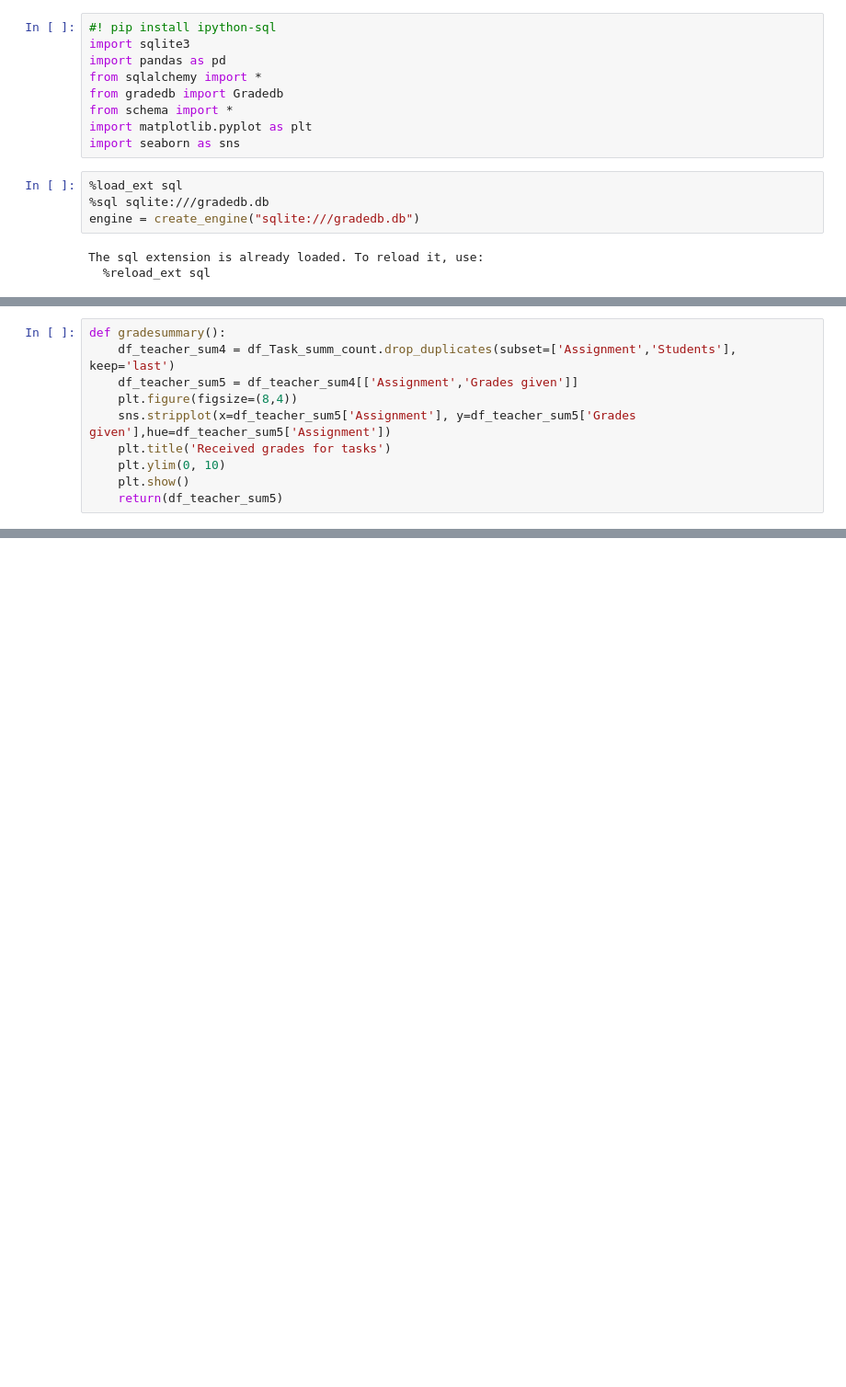
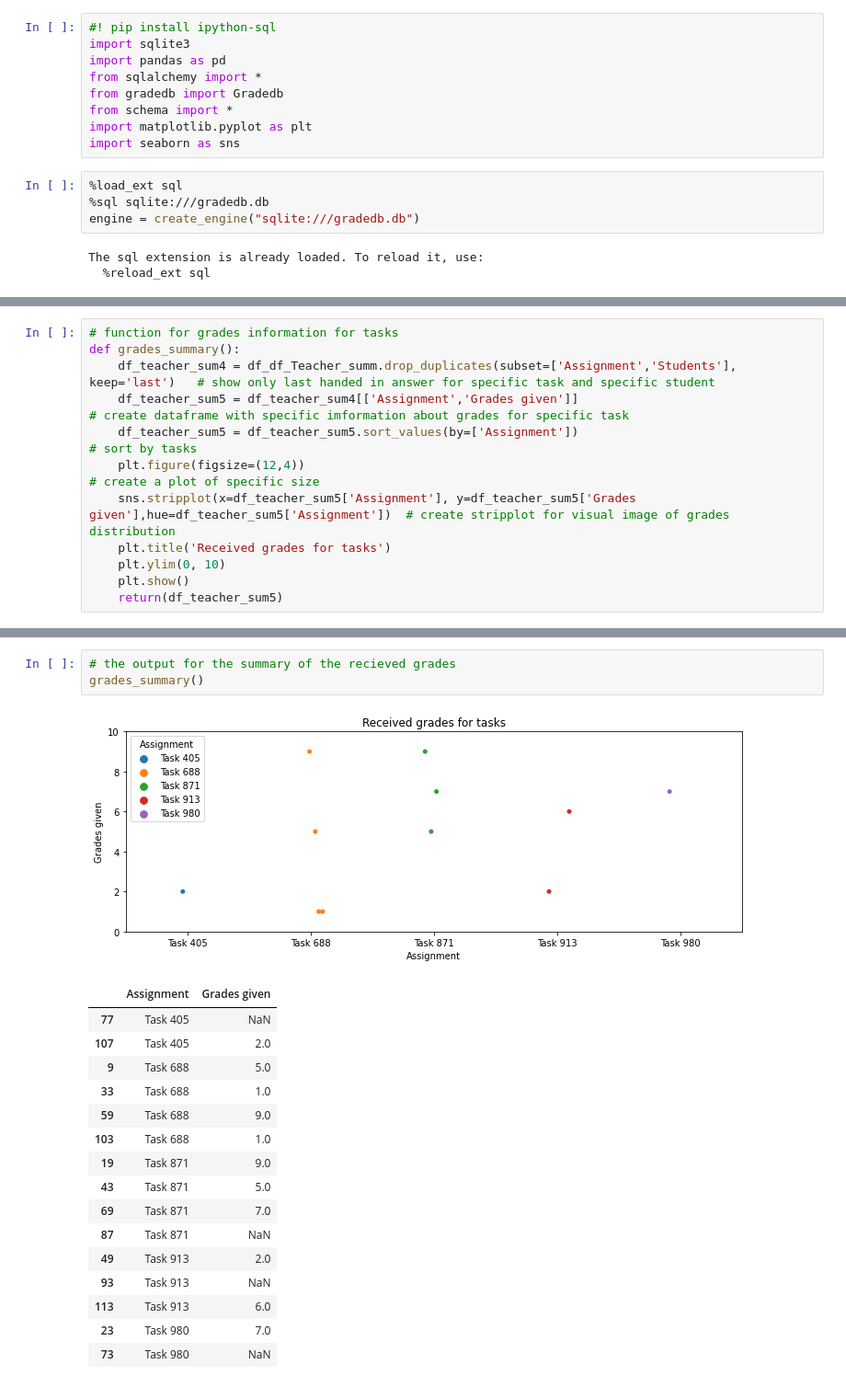
Before and after one commit to Boolytical/EfDS_assignment_DBSQL5, a Jupyter notebook: teacher_summary.ipynb, the cells around one changed output, grey strips where cells are left out. Shown: that part at 92% size. Cells and saved outputs as stored; diff of their text form; blank space fills up the shorter version.

```diff
--- a/teacher_summary.ipynb
+++ b/teacher_summary.ipynb
@@ -77,10 +79,12 @@ def teachersummary():
     return(horizontal_stack)
 # %%
-def gradesummary():
-    df_teacher_sum4 = df_Task_summ_count.drop_duplicates(subset=['Assignment','Students'], keep='last')
-    df_teacher_sum5 = df_teacher_sum4[['Assignment','Grades given']]
-    plt.figure(figsize=(8,4))
-    sns.stripplot(x=df_teacher_sum5['Assignment'], y=df_teacher_sum5['Grades given'],hue=df_teacher_sum5['Assignment'])
+# function for grades information for tasks
+def grades_summary():
+    df_teacher_sum4 = df_df_Teacher_summ.drop_duplicates(subset=['Assignment','Students'], keep='last')   # show only last handed in answer for specific task and specific student
+    df_teacher_sum5 = df_teacher_sum4[['Assignment','Grades given']]                                      # create dataframe with specific imformation about grades for specific task
+    df_teacher_sum5 = df_teacher_sum5.sort_values(by=['Assignment'])                                      # sort by tasks
+    plt.figure(figsize=(12,4))                                                                            # create a plot of specific size
+    sns.stripplot(x=df_teacher_sum5['Assignment'], y=df_teacher_sum5['Grades given'],hue=df_teacher_sum5['Assignment'])  # create stripplot for visual image of grades distribution
     plt.title('Received grades for tasks')
     plt.ylim(0, 10)
     plt.show()
@@ -127,0 +125,21 @@ gradesummary()
+# %%
+# the output for the summary of the recieved grades
+grades_summary()
+# %% [output]
+[figure, added]
+|  | Assignment | Grades given |
+| 77 | Task 405 | NaN |
+| 107 | Task 405 | 2.0 |
+| 9 | Task 688 | 5.0 |
+| 33 | Task 688 | 1.0 |
+| 59 | Task 688 | 9.0 |
+| 103 | Task 688 | 1.0 |
+| 19 | Task 871 | 9.0 |
+| 43 | Task 871 | 5.0 |
+| 69 | Task 871 | 7.0 |
+| 87 | Task 871 | NaN |
+| 49 | Task 913 | 2.0 |
+| 93 | Task 913 | NaN |
+| 113 | Task 913 | 6.0 |
+| 23 | Task 980 | 7.0 |
+| 73 | Task 980 | NaN |
```
Also changed, not shown: parts of 12 cells of this notebook, 3 other files.
